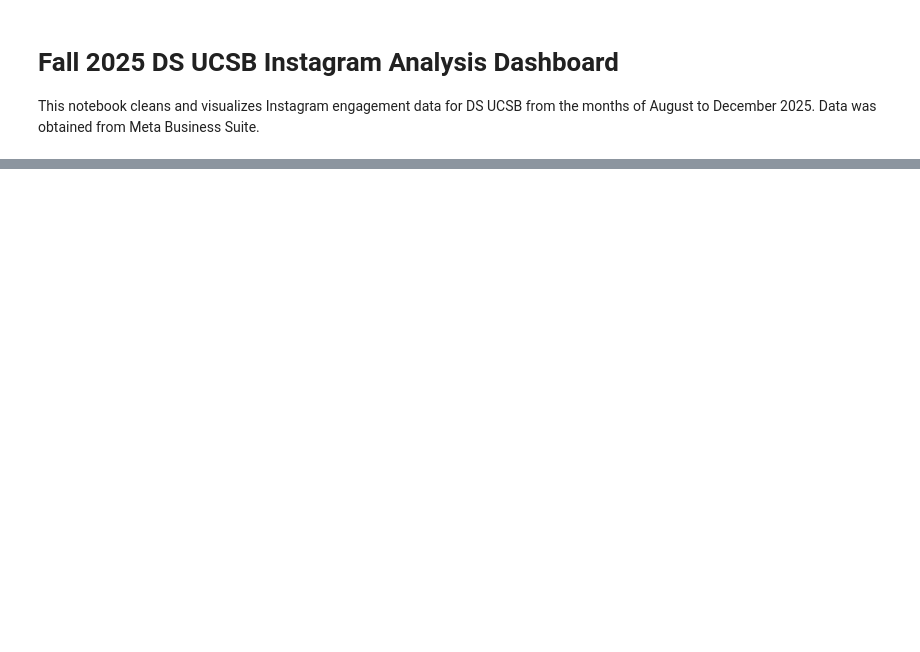
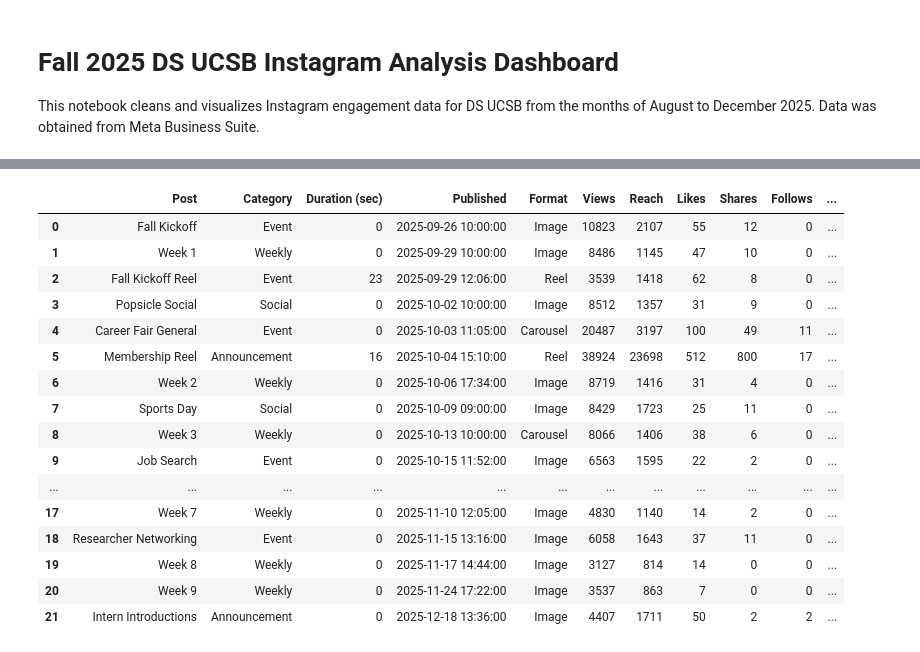
Before and after one commit to makalamf/f25-instagram-dashboard, a Jupyter notebook: dashboard.ipynb, the cells around one changed output, grey strips where cells are left out. Drawn from its saved outputs; the diff is of its cells as text; code cells hidden in the pictures; blank space fills up the shorter version.

Commit message:
Clean data and sort

```diff
--- a/dashboard.ipynb
+++ b/dashboard.ipynb
@@ -33,0 +59,22 @@ memory usage: 2.9+ KB
+# %%
+# Modify
+df = (
+    df
+        .assign(
+            **{
+                "Category" : lambda d: d["Category"].astype("category"),
+                "Format" : lambda d: d["Format"].astype("category")
+            }
+        )
+        .assign(
+            **{
+                "Format" : lambda d: d["Format"].cat.rename_categories({
+                    "IG image" : "Image",
+                    "IG carousel" : "Carousel",
+                    "IG reel" : "Reel"
+                })
+            }
+        )
+)
+
+df.head()
@@ -33,0 +88,34 @@ memory usage: 2.9+ KB
+# %%
+# Sort data by Published
+df = (
+    df
+        .assign(
+            Published = lambda d: pd.to_datetime(
+                d["Published"],
+                format = "%m/%d/%y %H:%M"
+            )
+        )
+        .sort_values("Published")
+        .reset_index(drop = True)
+)
+
+# Confirm order
+df
+# %% [output]
+|  | Post | Category | Duration (sec) | Published | Format | Views | Reach | Likes | Shares | Follows | ... |
+| 0 | Fall Kickoff | Event | 0 | 2025-09-26 10:00:00 | Image | 10823 | 2107 | 55 | 12 | 0 | ... |
+| 1 | Week 1 | Weekly | 0 | 2025-09-29 10:00:00 | Image | 8486 | 1145 | 47 | 10 | 0 | ... |
+| 2 | Fall Kickoff Reel | Event | 23 | 2025-09-29 12:06:00 | Reel | 3539 | 1418 | 62 | 8 | 0 | ... |
+| 3 | Popsicle Social | Social | 0 | 2025-10-02 10:00:00 | Image | 8512 | 1357 | 31 | 9 | 0 | ... |
+| 4 | Career Fair General | Event | 0 | 2025-10-03 11:05:00 | Carousel | 20487 | 3197 | 100 | 49 | 11 | ... |
+| 5 | Membership Reel | Announcement | 16 | 2025-10-04 15:10:00 | Reel | 38924 | 23698 | 512 | 800 | 17 | ... |
+| 6 | Week 2 | Weekly | 0 | 2025-10-06 17:34:00 | Image | 8719 | 1416 | 31 | 4 | 0 | ... |
+| 7 | Sports Day | Social | 0 | 2025-10-09 09:00:00 | Image | 8429 | 1723 | 25 | 11 | 0 | ... |
+| 8 | Week 3 | Weekly | 0 | 2025-10-13 10:00:00 | Carousel | 8066 | 1406 | 38 | 6 | 0 | ... |
+| 9 | Job Search | Event | 0 | 2025-10-15 11:52:00 | Image | 6563 | 1595 | 22 | 2 | 0 | ... |
+| ... | ... | ... | ... | ... | ... | ... | ... | ... | ... | ... | ... |
+| 17 | Week 7 | Weekly | 0 | 2025-11-10 12:05:00 | Image | 4830 | 1140 | 14 | 2 | 0 | ... |
+| 18 | Researcher Networking | Event | 0 | 2025-11-15 13:16:00 | Image | 6058 | 1643 | 37 | 11 | 0 | ... |
+| 19 | Week 8 | Weekly | 0 | 2025-11-17 14:44:00 | Image | 3127 | 814 | 14 | 0 | 0 | ... |
+| 20 | Week 9 | Weekly | 0 | 2025-11-24 17:22:00 | Image | 3537 | 863 | 7 | 0 | 0 | ... |
+| 21 | Intern Introductions | Announcement | 0 | 2025-12-18 13:36:00 | Image | 4407 | 1711 | 50 | 2 | 2 | ... |
```
Also changed, not shown: parts of 6 cells of this notebook.
